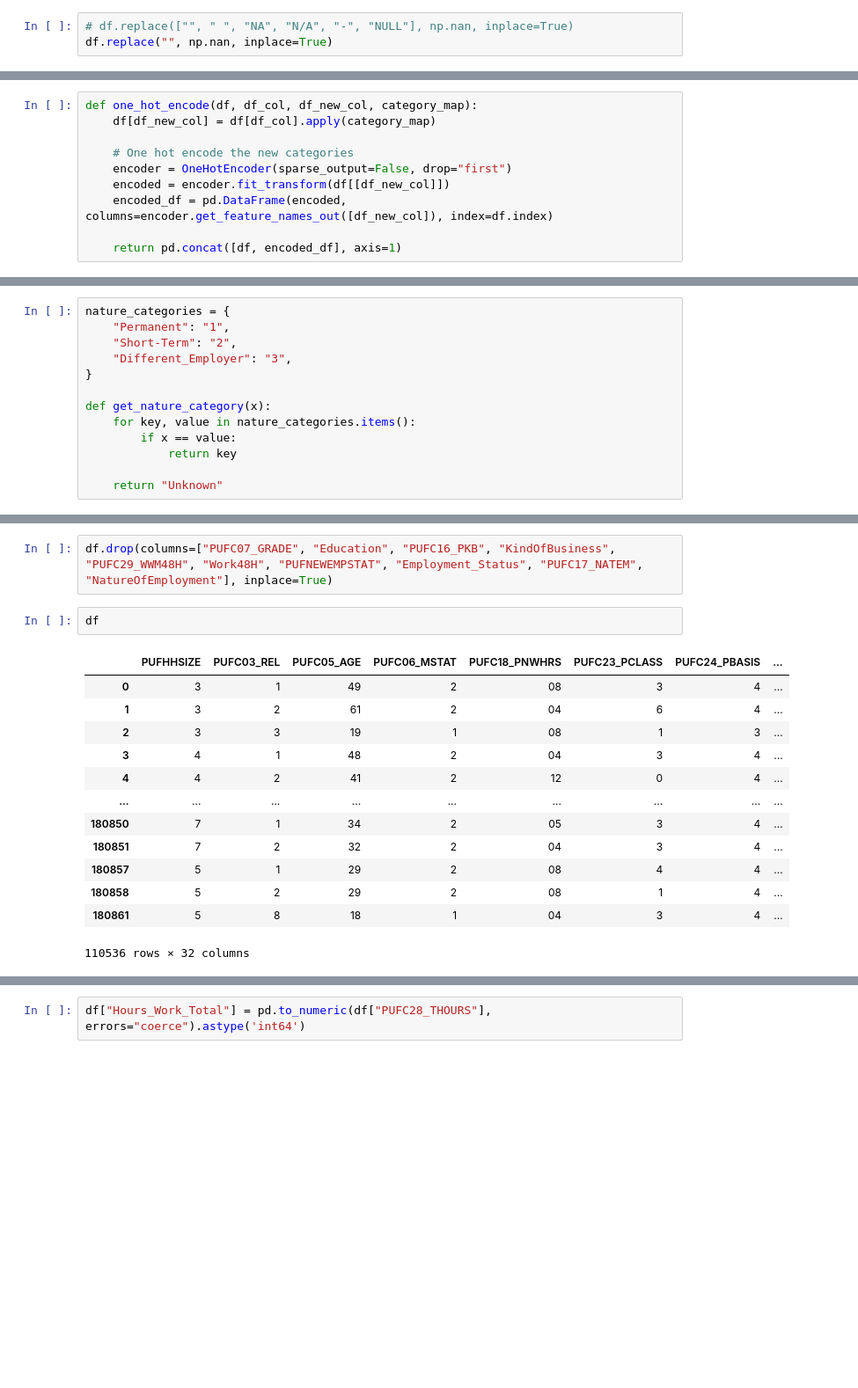
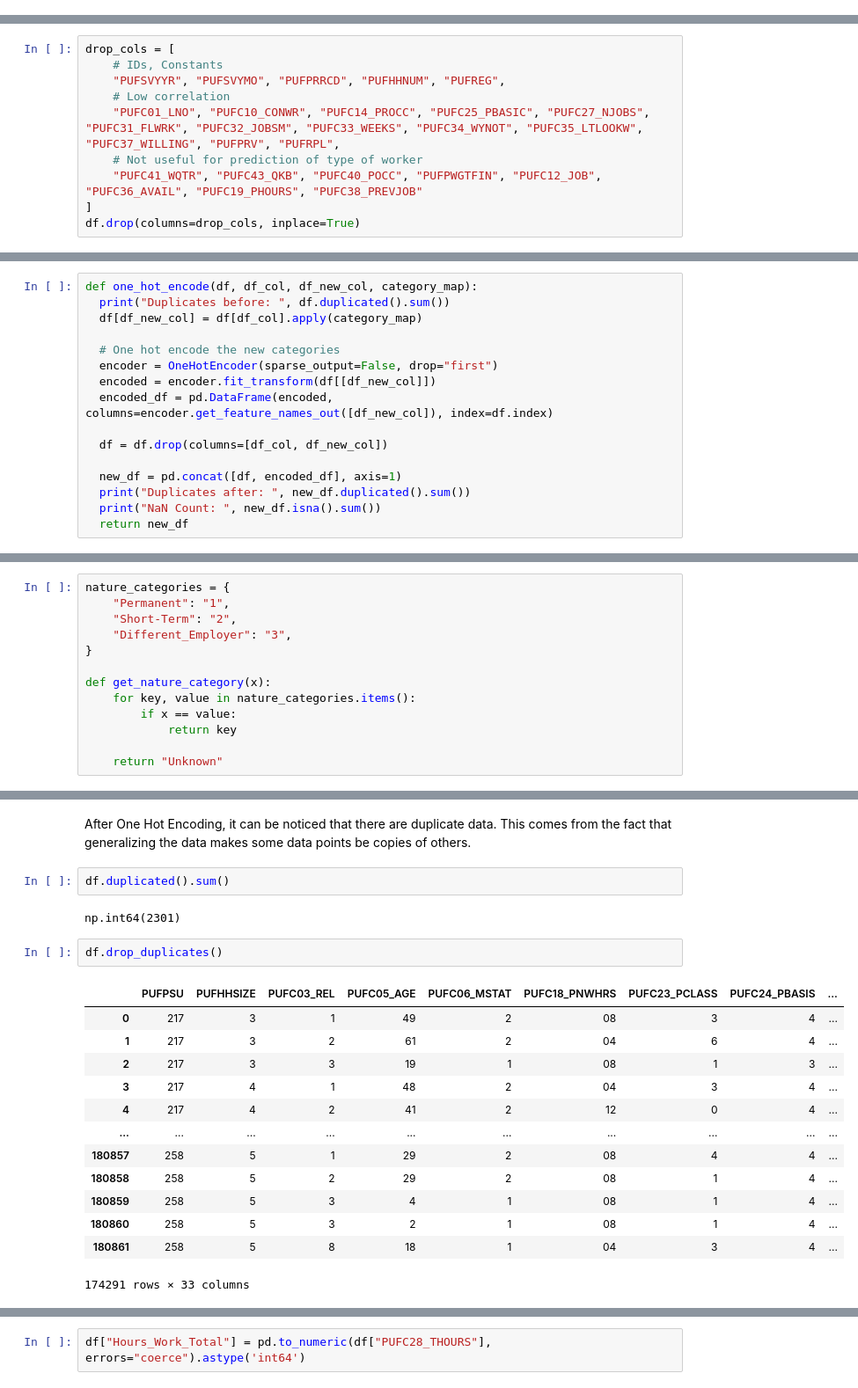
Before and after one commit to tinySculpture/STINTSY-Project, a Jupyter notebook: Project_Labor_Force_Survey-colab.ipynb, the cells around one changed output, grey strips where cells are left out. Shown at 88% size. Drawn from its saved outputs; the diff is of its cells as text; blank space fills up the shorter version.

Commit message:
Fixed too much data being dropped when OneHotEncoding

```diff
--- a/Project_Labor_Force_Survey-colab.ipynb
+++ b/Project_Labor_Force_Survey-colab.ipynb
@@ -146,4 +167 @@ PUFNEWEMPSTAT      0
 dtype: int64
-# %%
-# df.replace(["", " ", "NA", "N/A", "-", "NULL"], np.nan, inplace=True)
-df.replace("", np.nan, inplace=True)
@@ -155,3 +283,13 @@ Check if missing data is properly replaced with NaN
+# %%
+drop_cols = [
+    # IDs, Constants
+    "PUFSVYYR", "PUFSVYMO", "PUFPRRCD", "PUFHHNUM", "PUFREG",
+    # Low correlation
+    "PUFC01_LNO", "PUFC10_CONWR", "PUFC14_PROCC", "PUFC25_PBASIC", "PUFC27_NJOBS", "PUFC31_FLWRK", "PUFC32_JOBSM", "PUFC33_WEEKS", "PUFC34_WYNOT", "PUFC35_LTLOOKW", "PUFC37_WILLING", "PUFPRV", "PUFRPL",
+    # Not useful for prediction of type of worker
+    "PUFC41_WQTR", "PUFC43_QKB", "PUFC40_POCC", "PUFPWGTFIN", "PUFC12_JOB", "PUFC36_AVAIL", "PUFC19_PHOURS", "PUFC38_PREVJOB"
+]
+df.drop(columns=drop_cols, inplace=True)
 # %%
 df
 # %% [output]
@@ -298,11 +351,17 @@ df = df.rename(
 )
 # %%
 def one_hot_encode(df, df_col, df_new_col, category_map):
-    df[df_new_col] = df[df_col].apply(category_map)
+  print("Duplicates before: ", df.duplicated().sum())
+  df[df_new_col] = df[df_col].apply(category_map)
 
-    # One hot encode the new categories
-    encoder = OneHotEncoder(sparse_output=False, drop="first")
-    encoded = encoder.fit_transform(df[[df_new_col]])
-    encoded_df = pd.DataFrame(encoded, columns=encoder.get_feature_names_out([df_new_col]), index=df.index)
+  # One hot encode the new categories
+  encoder = OneHotEncoder(sparse_output=False, drop="first")
+  encoded = encoder.fit_transform(df[[df_new_col]])
+  encoded_df = pd.DataFrame(encoded, columns=encoder.get_feature_names_out([df_new_col]), index=df.index)
 
-    return pd.concat([df, encoded_df], axis=1)
+  df = df.drop(columns=[df_col, df_new_col])
+
+  new_df = pd.concat([df, encoded_df], axis=1)
+  print("Duplicates after: ", new_df.duplicated().sum())
+  print("NaN Count: ", new_df.isna().sum())
+  return new_df
@@ -429,19 +547,23 @@ df = one_hot_encode(df, "PUFC17_NATEM", "NatureOfEmployment", get_nature_categor
-# %%
-df.drop(columns=["PUFC07_GRADE", "Education", "PUFC16_PKB", "KindOfBusiness", "PUFC29_WWM48H", "Work48H", "PUFNEWEMPSTAT", "Employment_Status", "PUFC17_NATEM", "NatureOfEmployment"], inplace=True)
+# %% [markdown]
+After One Hot Encoding, it can be noticed that there are duplicate data. This comes from the fact that generalizing the data makes some data points be copies of others.
+# %%
+df.duplicated().sum()
+# %% [output]
+np.int64(2301)
 # %%
-df
+df.drop_duplicates()
 # %% [output]
-|  | PUFHHSIZE | PUFC03_REL | PUFC05_AGE | PUFC06_MSTAT | PUFC18_PNWHRS | PUFC23_PCLASS | PUFC24_PBASIS | ... |
-| 0 | 3 | 1 | 49 | 2 | 08 | 3 | 4 | ... |
-| 1 | 3 | 2 | 61 | 2 | 04 | 6 | 4 | ... |
-| 2 | 3 | 3 | 19 | 1 | 08 | 1 | 3 | ... |
-| 3 | 4 | 1 | 48 | 2 | 04 | 3 | 4 | ... |
-| 4 | 4 | 2 | 41 | 2 | 12 | 0 | 4 | ... |
-| ... | ... | ... | ... | ... | ... | ... | ... | ... |
-| 180850 | 7 | 1 | 34 | 2 | 05 | 3 | 4 | ... |
-| 180851 | 7 | 2 | 32 | 2 | 04 | 3 | 4 | ... |
-| 180857 | 5 | 1 | 29 | 2 | 08 | 4 | 4 | ... |
-| 180858 | 5 | 2 | 29 | 2 | 08 | 1 | 4 | ... |
-| 180861 | 5 | 8 | 18 | 1 | 04 | 3 | 4 | ... |
+|  | PUFPSU | PUFHHSIZE | PUFC03_REL | PUFC05_AGE | PUFC06_MSTAT | PUFC18_PNWHRS | PUFC23_PCLASS | PUFC24_PBASIS | ... |
+| 0 | 217 | 3 | 1 | 49 | 2 | 08 | 3 | 4 | ... |
+| 1 | 217 | 3 | 2 | 61 | 2 | 04 | 6 | 4 | ... |
+| 2 | 217 | 3 | 3 | 19 | 1 | 08 | 1 | 3 | ... |
+| 3 | 217 | 4 | 1 | 48 | 2 | 04 | 3 | 4 | ... |
+| 4 | 217 | 4 | 2 | 41 | 2 | 12 | 0 | 4 | ... |
+| ... | ... | ... | ... | ... | ... | ... | ... | ... | ... |
+| 180857 | 258 | 5 | 1 | 29 | 2 | 08 | 4 | 4 | ... |
+| 180858 | 258 | 5 | 2 | 29 | 2 | 08 | 1 | 4 | ... |
+| 180859 | 258 | 5 | 3 | 4 | 1 | 08 | 1 | 4 | ... |
+| 180860 | 258 | 5 | 3 | 2 | 1 | 08 | 1 | 4 | ... |
+| 180861 | 258 | 5 | 8 | 18 | 1 | 04 | 3 | 4 | ... |
-110536 rows × 32 columns
+174291 rows × 33 columns
 # %% [markdown]
```
Also changed, not shown: parts of 44 cells of this notebook.
